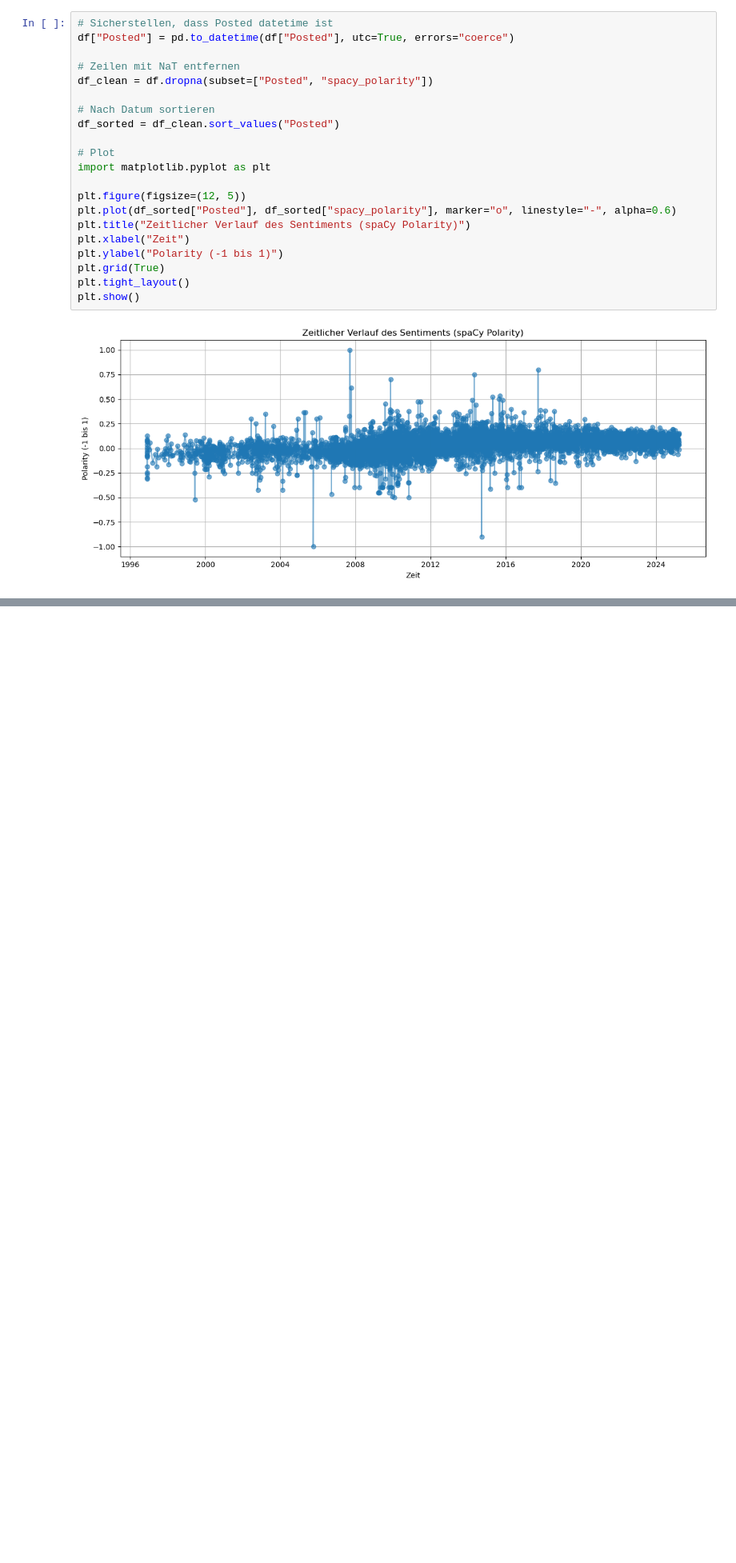
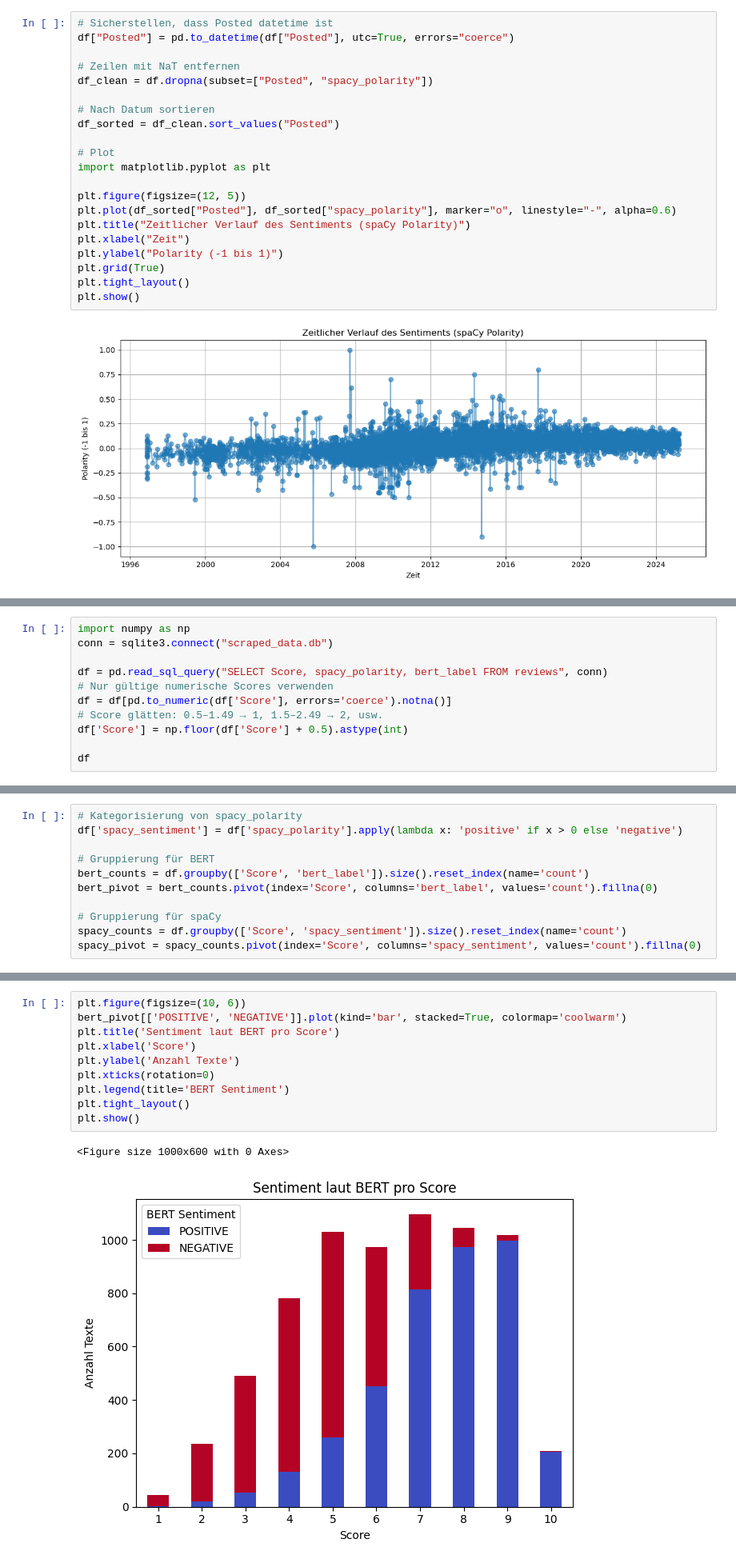
Before and after one commit to bluepineapple2000/NLPProject, a Jupyter notebook: sentiment_analyse.ipynb, the cells around one changed output, grey strips where cells are left out. Shown: that part at 80% size. Drawn from its saved outputs; the diff is of its cells as text; blank space fills up the shorter version.

Commit message:
hinzufügen von Auflistung nach Score zur sentiment_analyse

```diff
--- a/sentiment_analyse.ipynb
+++ b/sentiment_analyse.ipynb
@@ -238,0 +240,11 @@ plt.show()
+# %%
+import numpy as np
+conn = sqlite3.connect("scraped_data.db")
+
+df = pd.read_sql_query("SELECT Score, spacy_polarity, bert_label FROM reviews", conn)
+# Nur gültige numerische Scores verwenden
+df = df[pd.to_numeric(df['Score'], errors='coerce').notna()]
+# Score glätten: 0.5–1.49 → 1, 1.5–2.49 → 2, usw.
+df['Score'] = np.floor(df['Score'] + 0.5).astype(int)
+
+df
@@ -238,0 +265,11 @@ plt.show()
+# %%
+# Kategorisierung von spacy_polarity
+df['spacy_sentiment'] = df['spacy_polarity'].apply(lambda x: 'positive' if x > 0 else 'negative')
+
+# Gruppierung für BERT
+bert_counts = df.groupby(['Score', 'bert_label']).size().reset_index(name='count')
+bert_pivot = bert_counts.pivot(index='Score', columns='bert_label', values='count').fillna(0)
+
+# Gruppierung für spaCy
+spacy_counts = df.groupby(['Score', 'spacy_sentiment']).size().reset_index(name='count')
+spacy_pivot = spacy_counts.pivot(index='Score', columns='spacy_sentiment', values='count').fillna(0)
@@ -238,0 +280,13 @@ plt.show()
+# %%
+plt.figure(figsize=(10, 6))
+bert_pivot[['POSITIVE', 'NEGATIVE']].plot(kind='bar', stacked=True, colormap='coolwarm')
+plt.title('Sentiment laut BERT pro Score')
+plt.xlabel('Score')
+plt.ylabel('Anzahl Texte')
+plt.xticks(rotation=0)
+plt.legend(title='BERT Sentiment')
+plt.tight_layout()
+plt.show()
+# %% [output]
+<Figure size 1000x600 with 0 Axes>
+[figure, added]
```
Also changed, not shown: parts of 5 cells of this notebook.
